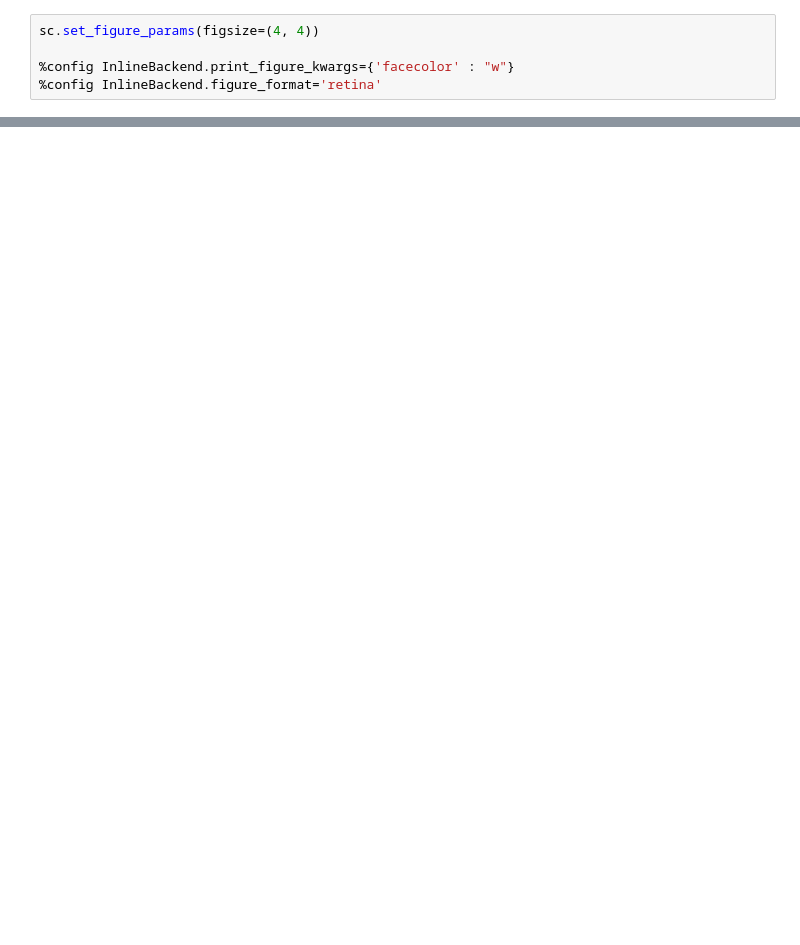
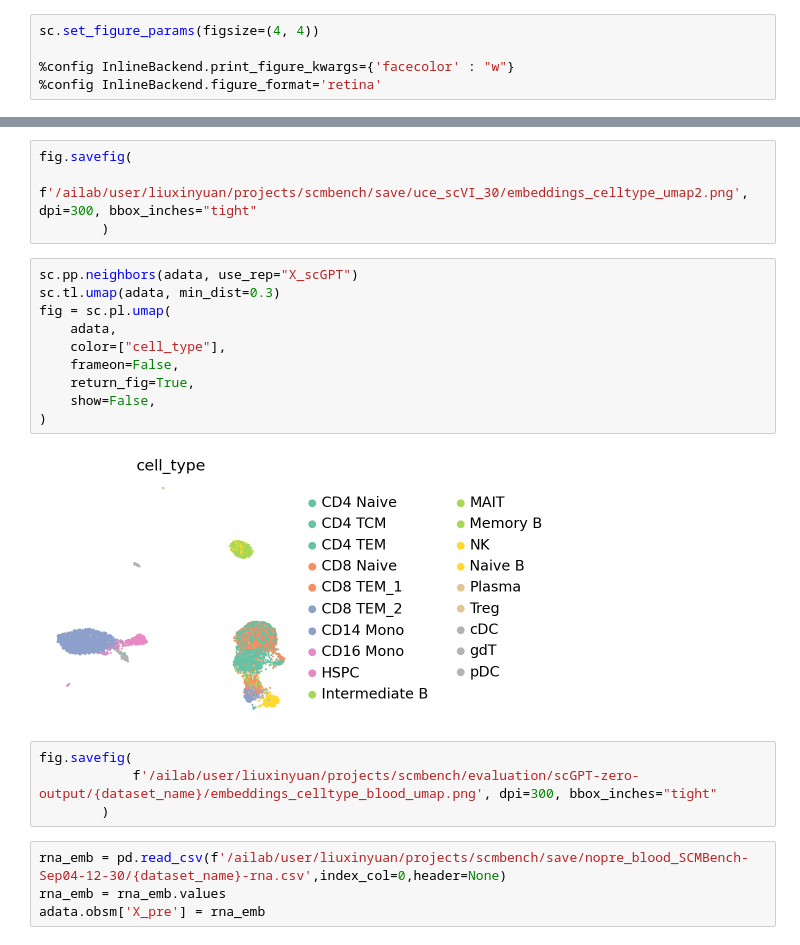
Before and after one commit to ml4bio/SCMBench, a Jupyter notebook: evaluation/scripts/run_scVI.ipynb, the cells around one changed output, grey strips where cells are left out. Cells and saved outputs as stored; diff of their text form; blank space fills up the shorter version.

```diff
--- a/evaluation/scripts/run_scVI.ipynb
+++ b/evaluation/scripts/run_scVI.ipynb
@@ -60,0 +93,24 @@ sc.pl.embedding(
+# %%
+fig.savefig(
+            f'/ailab/user/liuxinyuan/projects/scmbench/save/uce_scVI_30/embeddings_celltype_umap2.png', dpi=300, bbox_inches="tight"
+        )
+# %%
+sc.pp.neighbors(adata, use_rep="X_scGPT")
+sc.tl.umap(adata, min_dist=0.3)
+fig = sc.pl.umap(
+    adata,
+    color=["cell_type"],
+    frameon=False,
+    return_fig=True,
+    show=False,
+)
+# %% [output]
+[figure, added]
+# %%
+fig.savefig(
+            f'/ailab/user/liuxinyuan/projects/scmbench/evaluation/scGPT-zero-output/{dataset_name}/embeddings_celltype_blood_umap.png', dpi=300, bbox_inches="tight"
+        )
+# %%
+rna_emb = pd.read_csv(f'/ailab/user/liuxinyuan/projects/scmbench/save/nopre_blood_SCMBench-Sep04-12-30/{dataset_name}-rna.csv',index_col=0,header=None)
+rna_emb = rna_emb.values
+adata.obsm['X_pre'] = rna_emb
```
Also changed, not shown: parts of 29 cells of this notebook, 6 other files.
